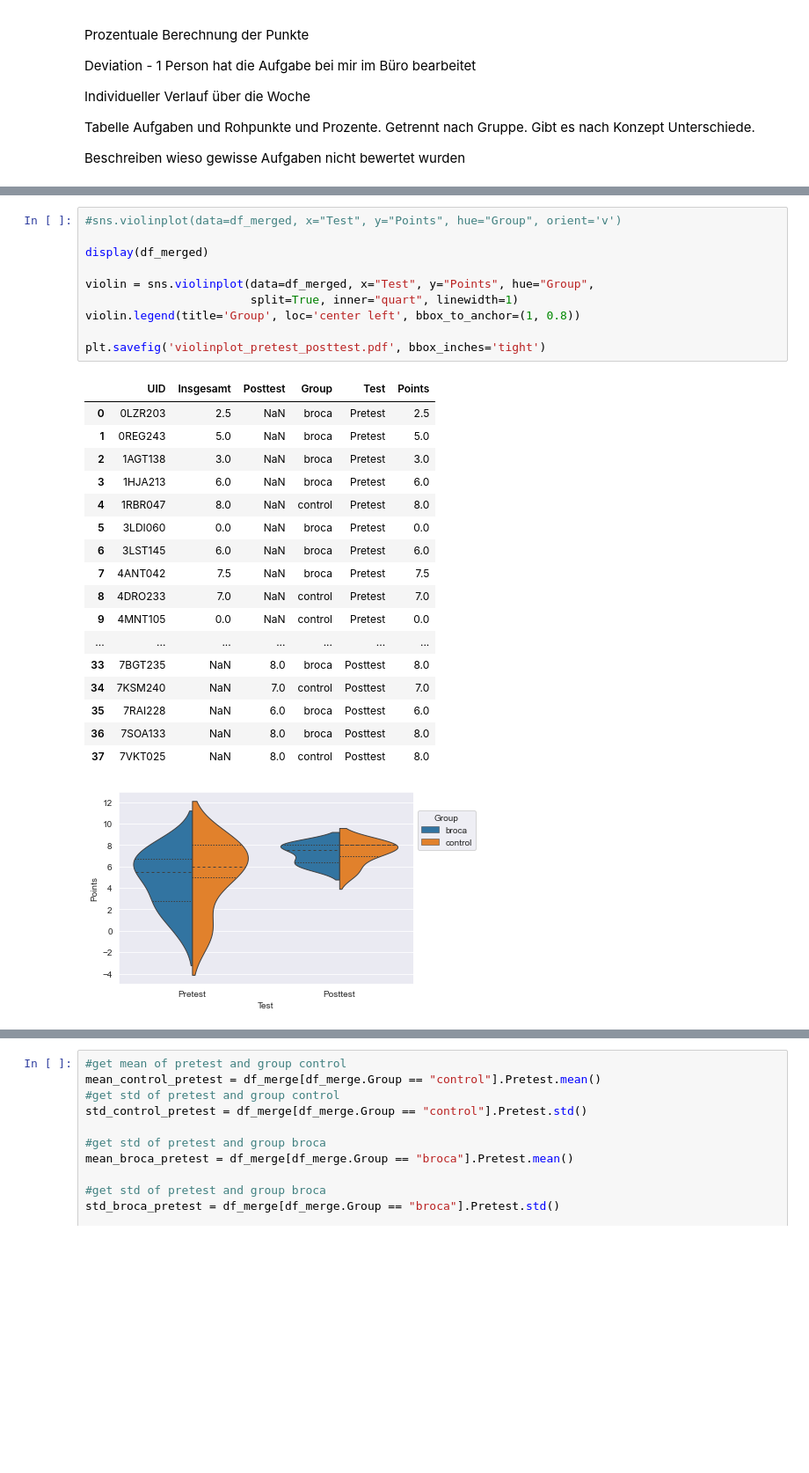
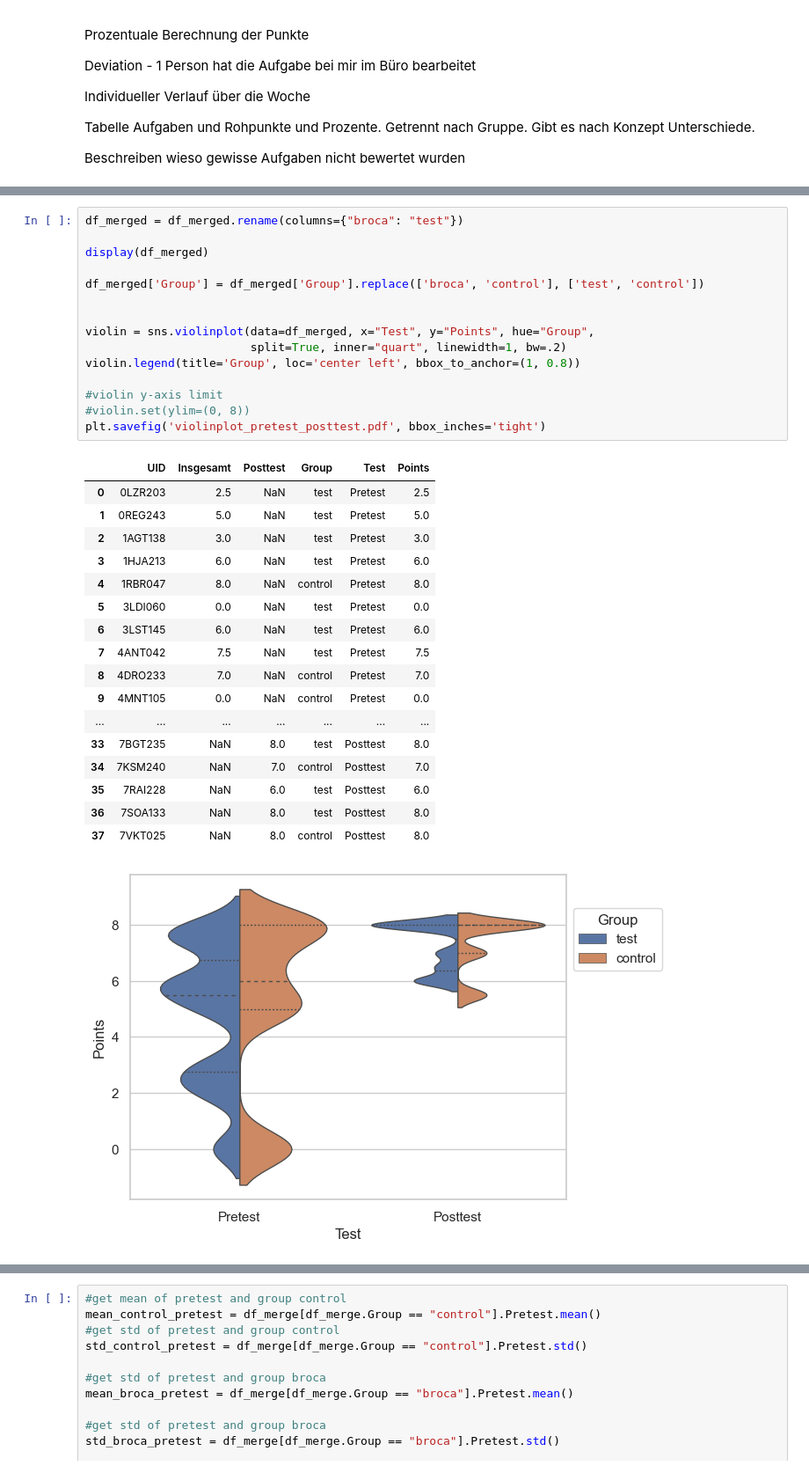
Before and after one commit to gord6/Tapping-into-the-Natural-Language-System-Using-Artificial-Languages-when-Learning-Programming, a Jupyter notebook: descriptive_statistics.ipynb, the cells around one changed output, grey strips where cells are left out. Shown at 88% size. Saved outputs shown, nothing was run; the diff lists cells and outputs as text; blank space fills up the shorter version.

```diff
--- a/descriptive_statistics.ipynb
+++ b/descriptive_statistics.ipynb
@@ -349,29 +349,34 @@ Violinplot aus df_merged
 # %%
-#sns.violinplot(data=df_merged, x="Test", y="Points", hue="Group", orient='v')
+df_merged = df_merged.rename(columns={"broca": "test"})
 
 display(df_merged)
 
+df_merged['Group'] = df_merged['Group'].replace(['broca', 'control'], ['test', 'control'])
+
+
 violin = sns.violinplot(data=df_merged, x="Test", y="Points", hue="Group",
-                        split=True, inner="quart", linewidth=1)
+                        split=True, inner="quart", linewidth=1, bw=.2)
 violin.legend(title='Group', loc='center left', bbox_to_anchor=(1, 0.8))
 
+#violin y-axis limit
+#violin.set(ylim=(0, 8))
 plt.savefig('violinplot_pretest_posttest.pdf', bbox_inches='tight')
 # %% [output]
 |  | UID | Insgesamt | Posttest | Group | Test | Points |
-| 0 | 0LZR203 | 2.5 | NaN | broca | Pretest | 2.5 |
-| 1 | 0REG243 | 5.0 | NaN | broca | Pretest | 5.0 |
-| 2 | 1AGT138 | 3.0 | NaN | broca | Pretest | 3.0 |
-| 3 | 1HJA213 | 6.0 | NaN | broca | Pretest | 6.0 |
+| 0 | 0LZR203 | 2.5 | NaN | test | Pretest | 2.5 |
+| 1 | 0REG243 | 5.0 | NaN | test | Pretest | 5.0 |
+| 2 | 1AGT138 | 3.0 | NaN | test | Pretest | 3.0 |
+| 3 | 1HJA213 | 6.0 | NaN | test | Pretest | 6.0 |
 | 4 | 1RBR047 | 8.0 | NaN | control | Pretest | 8.0 |
-| 5 | 3LDI060 | 0.0 | NaN | broca | Pretest | 0.0 |
-| 6 | 3LST145 | 6.0 | NaN | broca | Pretest | 6.0 |
-| 7 | 4ANT042 | 7.5 | NaN | broca | Pretest | 7.5 |
+| 5 | 3LDI060 | 0.0 | NaN | test | Pretest | 0.0 |
+| 6 | 3LST145 | 6.0 | NaN | test | Pretest | 6.0 |
+| 7 | 4ANT042 | 7.5 | NaN | test | Pretest | 7.5 |
 | 8 | 4DRO233 | 7.0 | NaN | control | Pretest | 7.0 |
 | 9 | 4MNT105 | 0.0 | NaN | control | Pretest | 0.0 |
 | ... | ... | ... | ... | ... | ... | ... |
-| 33 | 7BGT235 | NaN | 8.0 | broca | Posttest | 8.0 |
+| 33 | 7BGT235 | NaN | 8.0 | test | Posttest | 8.0 |
 | 34 | 7KSM240 | NaN | 7.0 | control | Posttest | 7.0 |
-| 35 | 7RAI228 | NaN | 6.0 | broca | Posttest | 6.0 |
-| 36 | 7SOA133 | NaN | 8.0 | broca | Posttest | 8.0 |
+| 35 | 7RAI228 | NaN | 6.0 | test | Posttest | 6.0 |
+| 36 | 7SOA133 | NaN | 8.0 | test | Posttest | 8.0 |
 | 37 | 7VKT025 | NaN | 8.0 | control | Posttest | 8.0 |
-[figure, old version]
+[figure, new version]
```
Also changed, not shown: parts of 36 cells of this notebook, 5 other files.
